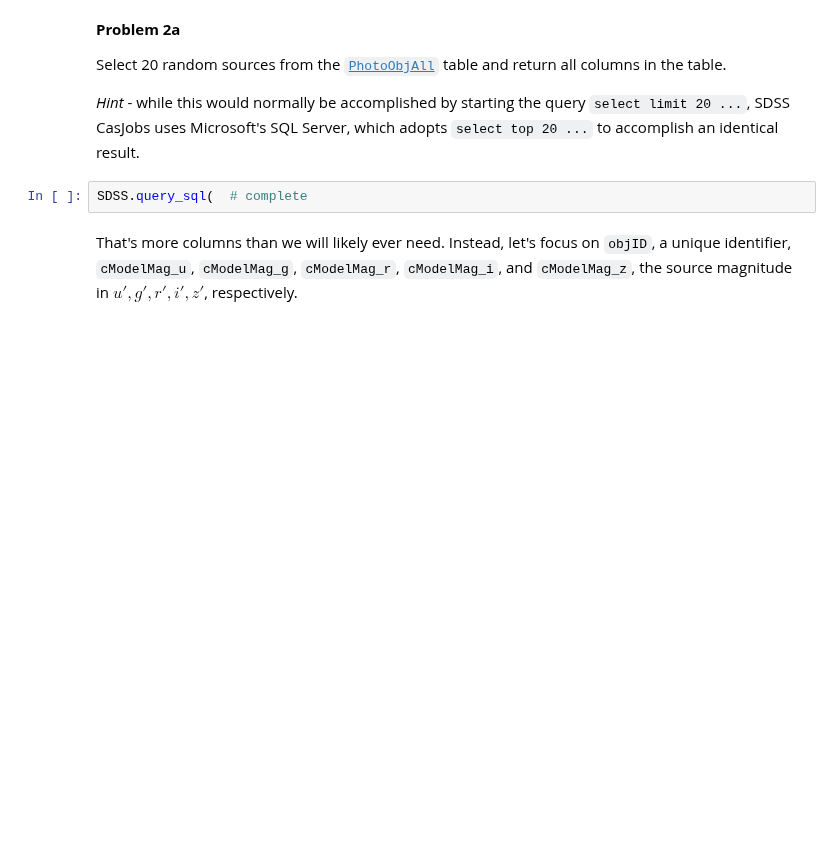
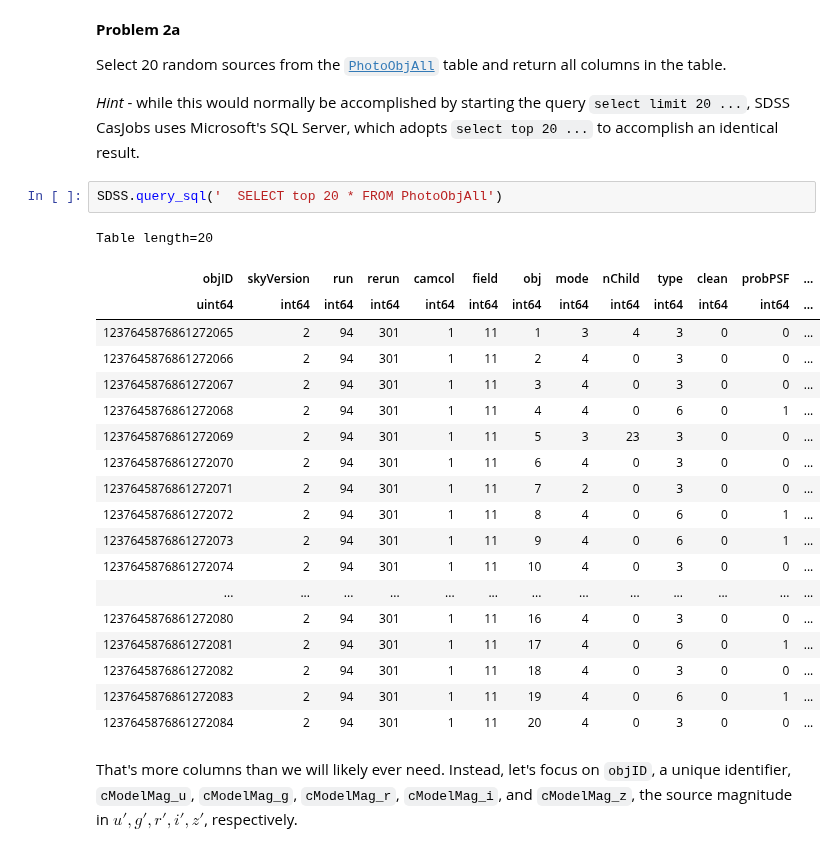
Before and after one commit to ASTR154/sql-tutorial, a Jupyter notebook: IntroToSQLite.ipynb, the cells around one changed output. Saved outputs shown, nothing was run; the diff lists cells and outputs as text; blank space fills up the shorter version.

Commit message:
this is the file from thursday week 2, jupyter combining tables

```diff
--- a/IntroToSQLite.ipynb
+++ b/IntroToSQLite.ipynb
@@ -97,8 +123,28 @@ from astroquery.sdss import SDSS
 Select 20 random sources from the [`PhotoObjAll`](https://skyserver.sdss.org/dr13/en/help/docs/tabledesc.aspx?name=PhotoObjAll) table and return all columns in the table.
 
 *Hint* - while this would normally be accomplished by starting the query `select limit 20 ...`, SDSS CasJobs uses Microsoft's SQL Server, which adopts `select top 20 ...` to accomplish an identical result.
-# %%
-SDSS.query_sql(  # complete
+# %%
+SDSS.query_sql('  SELECT top 20 * FROM PhotoObjAll')
+# %% [output]
+Table length=20
+| objID | skyVersion | run | rerun | camcol | field | obj | mode | nChild | type | clean | probPSF | ... |
+| uint64 | int64 | int64 | int64 | int64 | int64 | int64 | int64 | int64 | int64 | int64 | int64 | ... |
+| 1237645876861272065 | 2 | 94 | 301 | 1 | 11 | 1 | 3 | 4 | 3 | 0 | 0 | ... |
+| 1237645876861272066 | 2 | 94 | 301 | 1 | 11 | 2 | 4 | 0 | 3 | 0 | 0 | ... |
+| 1237645876861272067 | 2 | 94 | 301 | 1 | 11 | 3 | 4 | 0 | 3 | 0 | 0 | ... |
+| 1237645876861272068 | 2 | 94 | 301 | 1 | 11 | 4 | 4 | 0 | 6 | 0 | 1 | ... |
+| 1237645876861272069 | 2 | 94 | 301 | 1 | 11 | 5 | 3 | 23 | 3 | 0 | 0 | ... |
+| 1237645876861272070 | 2 | 94 | 301 | 1 | 11 | 6 | 4 | 0 | 3 | 0 | 0 | ... |
+| 1237645876861272071 | 2 | 94 | 301 | 1 | 11 | 7 | 2 | 0 | 3 | 0 | 0 | ... |
+| 1237645876861272072 | 2 | 94 | 301 | 1 | 11 | 8 | 4 | 0 | 6 | 0 | 1 | ... |
+| 1237645876861272073 | 2 | 94 | 301 | 1 | 11 | 9 | 4 | 0 | 6 | 0 | 1 | ... |
+| 1237645876861272074 | 2 | 94 | 301 | 1 | 11 | 10 | 4 | 0 | 3 | 0 | 0 | ... |
+| ... | ... | ... | ... | ... | ... | ... | ... | ... | ... | ... | ... | ... |
+| 1237645876861272080 | 2 | 94 | 301 | 1 | 11 | 16 | 4 | 0 | 3 | 0 | 0 | ... |
+| 1237645876861272081 | 2 | 94 | 301 | 1 | 11 | 17 | 4 | 0 | 6 | 0 | 1 | ... |
+| 1237645876861272082 | 2 | 94 | 301 | 1 | 11 | 18 | 4 | 0 | 3 | 0 | 0 | ... |
+| 1237645876861272083 | 2 | 94 | 301 | 1 | 11 | 19 | 4 | 0 | 6 | 0 | 1 | ... |
+| 1237645876861272084 | 2 | 94 | 301 | 1 | 11 | 20 | 4 | 0 | 3 | 0 | 0 | ... |
 # %% [markdown]
 That's more columns than we will likely ever need. Instead, let's focus on `objID`, a unique identifier, `cModelMag_u`, `cModelMag_g`, `cModelMag_r`, `cModelMag_i`, and `cModelMag_z`, the source magnitude in $u', g', r', i', z'$, respectively.
 # %% [markdown]
```
Also changed, not shown: parts of 14 cells of this notebook.
